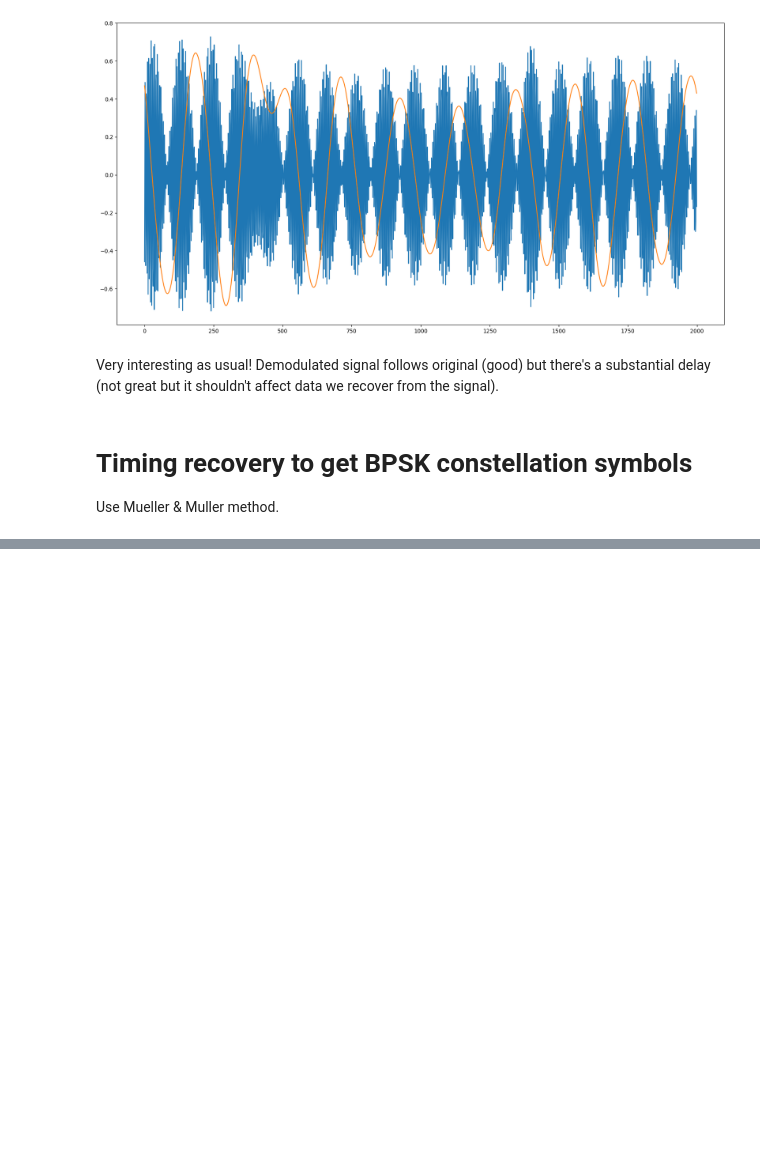
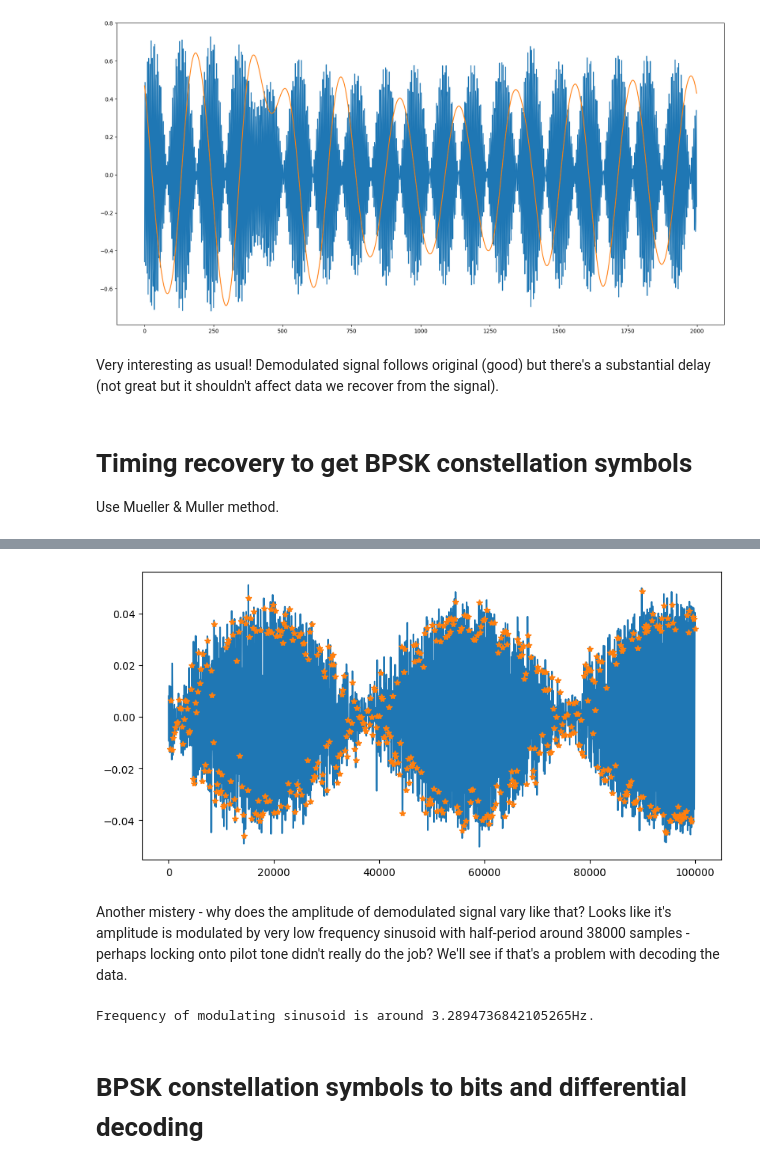
Before and after one commit to enthyp/SDR, a Jupyter notebook: RDS decoding.ipynb, the cells around one changed output, grey strips where cells are left out. Drawn from its saved outputs; the diff is of its cells as text; code cells hidden in the pictures; blank space fills up the shorter version.

```diff
--- a/RDS decoding.ipynb
+++ b/RDS decoding.ipynb
@@ -162,0 +195,12 @@ def mm_recover_symbols(signal, sample_rate, symbol_rate, alpha=0.3):
+# %%
+plot_signal_with_highlighted(rds_signal_demodulated, sample_indexes, start=20000, width=100000)
+# %% [output]
+[figure, added]
+# %% [markdown]
+Another mistery - why does the amplitude of demodulated signal vary like that? Looks like it's amplitude is modulated by very low frequency sinusoid with half-period around 38000 samples - perhaps locking onto pilot tone didn't really do the job? We'll see if that's a problem with decoding the data.
+# %%
+print(f'Frequency of modulating sinusoid is around {1 / (2 * 38000 / sample_rate)}Hz.')
+# %% [output]
+Frequency of modulating sinusoid is around 3.2894736842105265Hz.
+# %% [markdown]
+# BPSK constellation symbols to bits and differential decoding
```
Also changed, not shown: parts of 11 cells of this notebook, 1 other file.
